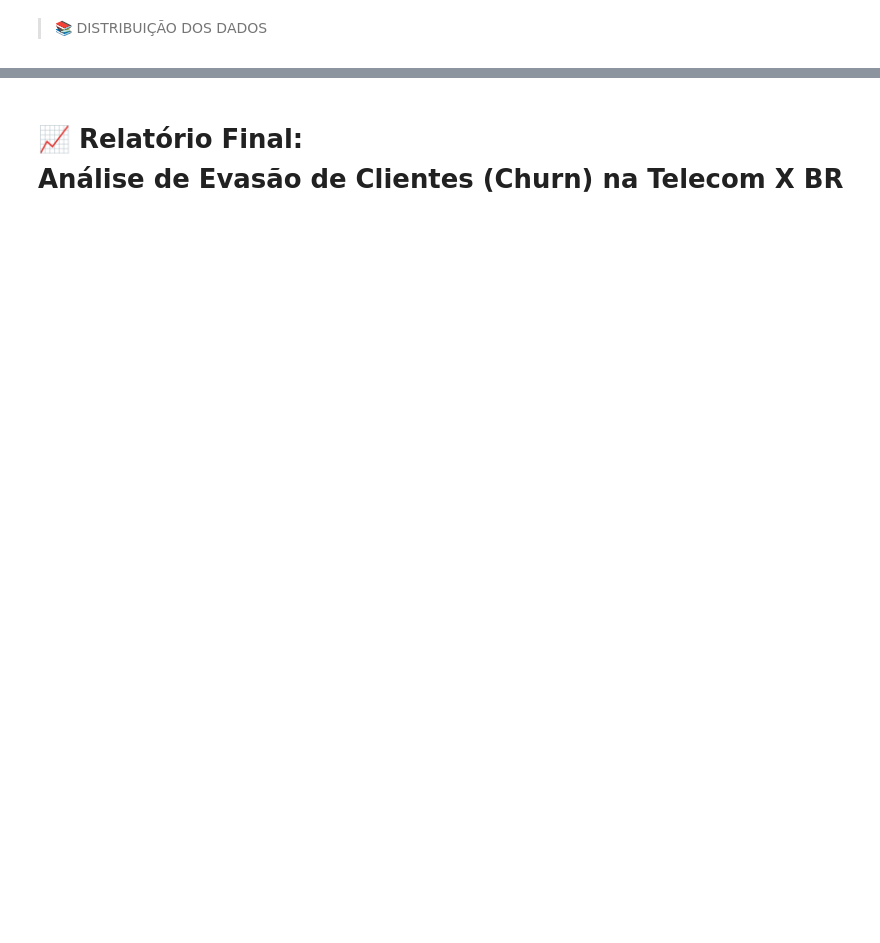
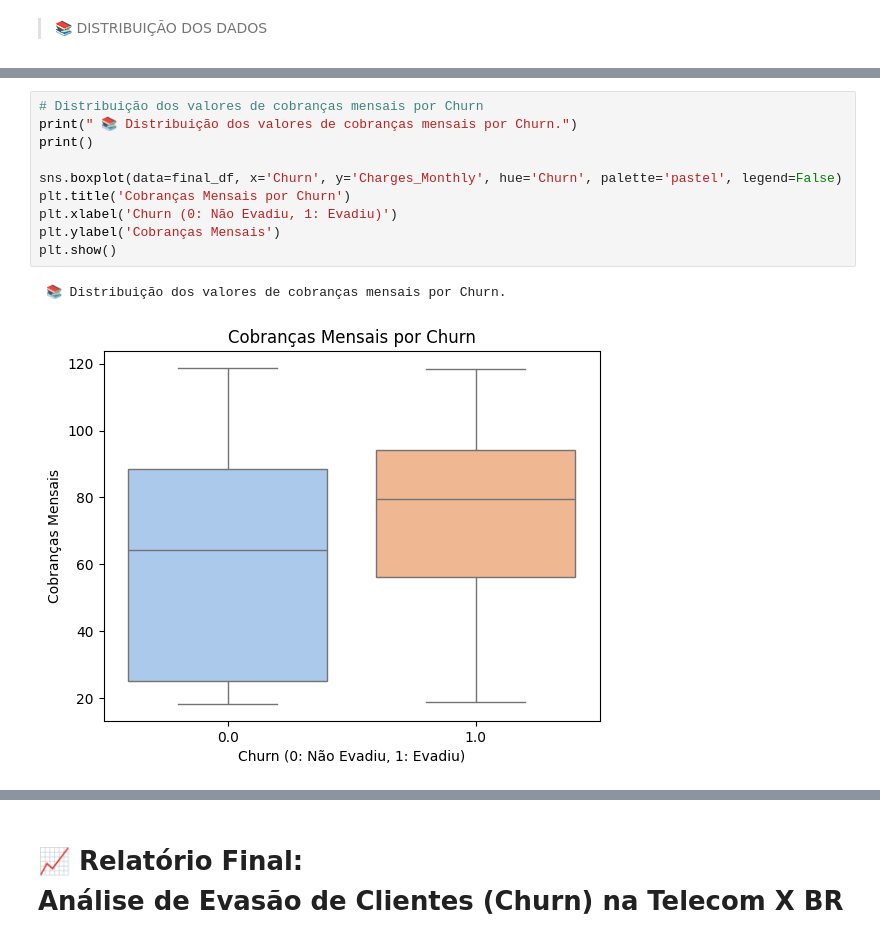
Before and after one commit to JULIANNEBBORGES/CHALLENGE_TELECOM_X_BR-, a Jupyter notebook: CHALLENGE_TELECOM.ipynb, the cells around one changed output, grey strips where cells are left out. Saved outputs shown, nothing was run; the diff lists cells and outputs as text; blank space fills up the shorter version.

```diff
--- a/CHALLENGE_TELECOM.ipynb
+++ b/CHALLENGE_TELECOM.ipynb
@@ -1142,0 +863,13 @@ Esses insights são cruciais para direcionar suas estratégias de retenção, fo
+# %%
+# Distribuição dos valores de cobranças mensais por Churn
+print(" 📚 Distribuição dos valores de cobranças mensais por Churn.")
+print()
+
+sns.boxplot(data=final_df, x='Churn', y='Charges_Monthly', hue='Churn', palette='pastel', legend=False)
+plt.title('Cobranças Mensais por Churn')
+plt.xlabel('Churn (0: Não Evadiu, 1: Evadiu)')
+plt.ylabel('Cobranças Mensais')
+plt.show()
+# %% [output]
+ 📚 Distribuição dos valores de cobranças mensais por Churn.
+[figure, added]
```
Also changed, not shown: parts of 83 cells of this notebook.
